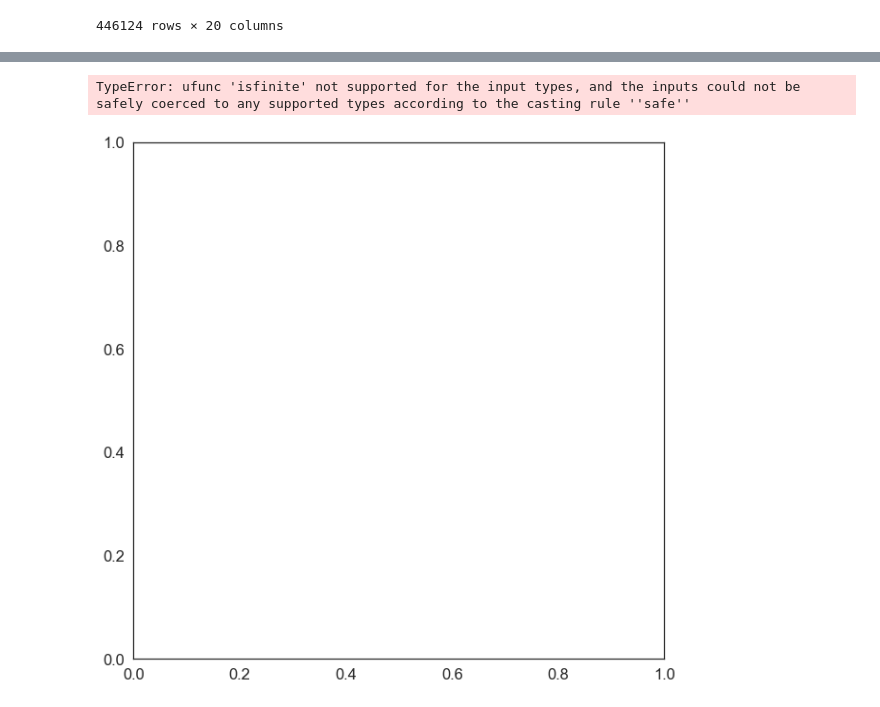
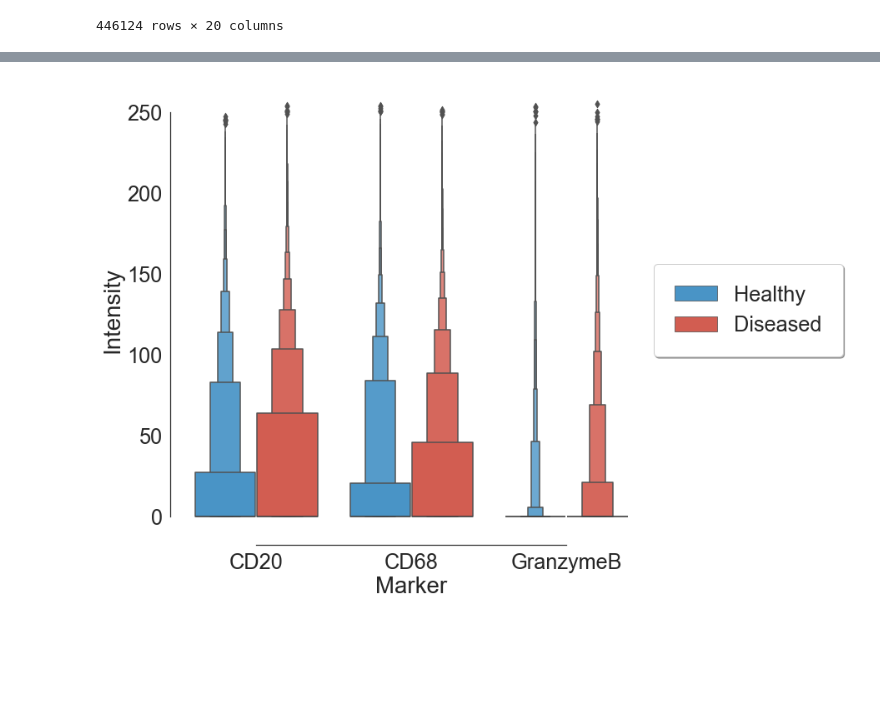
Before and after one commit to coskunlab/SpatialViz, a Jupyter notebook: notebooks/03_marker_stats.ipynb, the cells around one changed output, grey strips where cells are left out. Drawn from its saved outputs; the diff is of its cells as text; code cells hidden in the pictures; blank space fills up the shorter version.

```diff
--- a/notebooks/03_marker_stats.ipynb
+++ b/notebooks/03_marker_stats.ipynb
@@ -132,7 +129,7 @@ df_TCell = df[df.Marker.isin(Tcell_markers)]
 df_TCell["Percentage Count"] = df_TCell["Percentage Count"].astype("int")
 
 sns.set_style("white")
-sns.set(font_scale=1.5)
+sns.set(font_scale=2.3)
 
 with sns.axes_style("white"):
     fig, ax = plt.subplots(figsize=(10, 10))
@@ -141,7 +138,7 @@ with sns.axes_style("white"):
     )
     ax.legend(
         loc="center right",
-        bbox_to_anchor=(1.25, 0.5),
+        bbox_to_anchor=(1.45, 0.5),
         ncol=1,
         fancybox=True,
         framealpha=1,
@@ -169,7 +166,7 @@ with sns.axes_style("white"):
     )
     ax.legend(
         loc="center right",
-        bbox_to_anchor=(1.25, 0.5),
+        bbox_to_anchor=(1.45, 0.5),
         ncol=1,
         fancybox=True,
         framealpha=1,
@@ -197,7 +194,7 @@ with sns.axes_style("white"):
     )
     ax.legend(
         loc="center right",
-        bbox_to_anchor=(1.25, 0.5),
+        bbox_to_anchor=(1.45, 0.5),
         ncol=1,
         fancybox=True,
         framealpha=1,
@@ -311,3 +308,27 @@ df = get_df(all_markers)
 # %%
 blue_red = ["#3498db", "#e74c3c"]
 my_pal = sns.color_palette(blue_red)
+# %%
+df_TCell = df[df.Marker.isin(Tcell_markers)]
+
+sns.set_style("white")
+sns.set(font_scale=2.3)
+
+with sns.axes_style("white"):
+    fig, ax = plt.subplots(figsize=(10, 10))
+    ax = sns.boxenplot(
+        x="Marker", y="Intensity", hue="Condition", data=df_TCell, palette=my_pal
+    )
+    ax.legend(
+        loc="center right",
+        bbox_to_anchor=(1.45, 0.5),
+        fancybox=True,
+        framealpha=1,
+        shadow=True,
+        borderpad=1,
+    )
+    sns.despine(offset=10, trim=True, bottom=False)
+#     ax = sns.swarmplot(x="Marker", y="Intensity", hue="Condition", data=df_TCell.iloc[::300, :]
+# , color=".25", dodge=True, size=5)
+
+    fig.savefig(data_figure / "stats" / "int_TCell.png", bbox_inches="tight")
@@ -314,25 +337,22 @@ my_pal = sns.color_palette(blue_red)
 # %%
-df_TCell = df[df.Marker.isin(Tcell_markers)]
-
-sns.set_style("white")
-sns.set(font_scale=1.5)
+df_ICell = df[df.Marker.isin(Icell_markers)]
 
 with sns.axes_style("white"):
     fig, ax = plt.subplots(figsize=(10, 10))
     ax = sns.boxenplot(
-        x="Marker", y="Intensity", hue="Condition", data=df_TCell, palette=my_pal
+        x="Marker", y="Intensity", hue="Condition", data=df_ICell, palette=my_pal
     )
     ax.legend(
         loc="center right",
-        bbox_to_anchor=(1.25, 0.5),
+        bbox_to_anchor=(1.45, 0.5),
+        ncol=1,
         fancybox=True,
         framealpha=1,
         shadow=True,
         borderpad=1,
     )
     sns.despine(offset=10, trim=True, bottom=False)
-    fig.savefig(data_figure / "stats" / "int_TCell.png", bbox_inches="tight")
+    fig.savefig(data_figure / "stats" / "int_ICell.png", bbox_inches="tight")
 # %% [output]
-TypeError: ufunc 'isfinite' not supported for the input types, and the inputs could not be safely coerced to any supported types according to the casting rule ''safe''
-[figure, old version]
+[figure, new version]
 # %%
```
Also changed, not shown: parts of 9 cells of this notebook, 26 other files.
